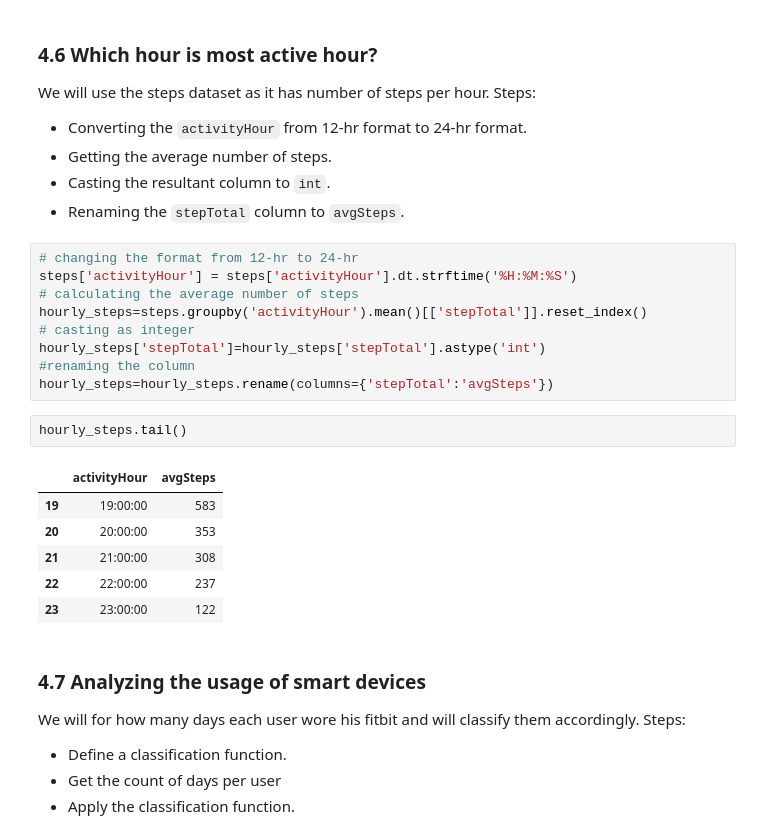
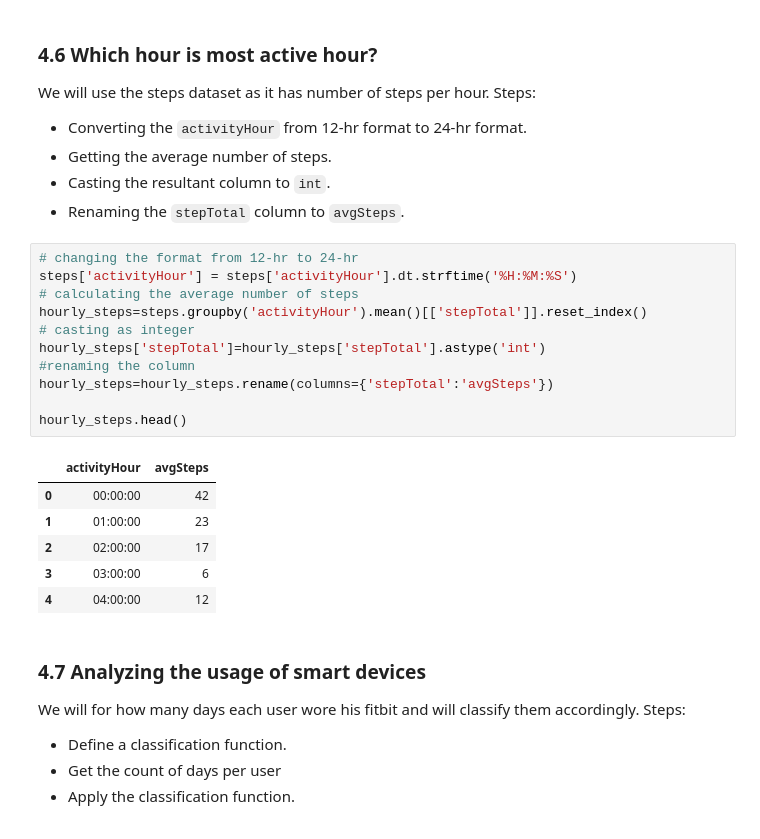
Before and after one commit to anasY2/Google-Data-Analytics-Capstone, a Jupyter notebook: bella_beat_data_analysis.ipynb, the cells around one changed output. Saved outputs shown, nothing was run; the diff lists cells and outputs as text.

```diff
--- a/bella_beat_data_analysis.ipynb
+++ b/bella_beat_data_analysis.ipynb
@@ -461,21 +451,21 @@ Steps:
 # %%
 # changing the format from 12-hr to 24-hr
 steps['activityHour'] = steps['activityHour'].dt.strftime('%H:%M:%S')
 # calculating the average number of steps
 hourly_steps=steps.groupby('activityHour').mean()[['stepTotal']].reset_index()
 # casting as integer
 hourly_steps['stepTotal']=hourly_steps['stepTotal'].astype('int')
 #renaming the column
 hourly_steps=hourly_steps.rename(columns={'stepTotal':'avgSteps'})
+
+hourly_steps.head()
+# %% [output]
+|  | activityHour | avgSteps |
+| 0 | 00:00:00 | 42 |
+| 1 | 01:00:00 | 23 |
+| 2 | 02:00:00 | 17 |
+| 3 | 03:00:00 | 6 |
+| 4 | 04:00:00 | 12 |
-# %%
-hourly_steps.tail()
-# %% [output]
-|  | activityHour | avgSteps |
-| 19 | 19:00:00 | 583 |
-| 20 | 20:00:00 | 353 |
-| 21 | 21:00:00 | 308 |
-| 22 | 22:00:00 | 237 |
-| 23 | 23:00:00 | 122 |
 # %% [markdown]
 ### 4.7 Analyzing the usage of smart devices
 We will for how many days each user wore his fitbit and will classify them accordingly.
```
Also changed, not shown: parts of 17 cells of this notebook.
